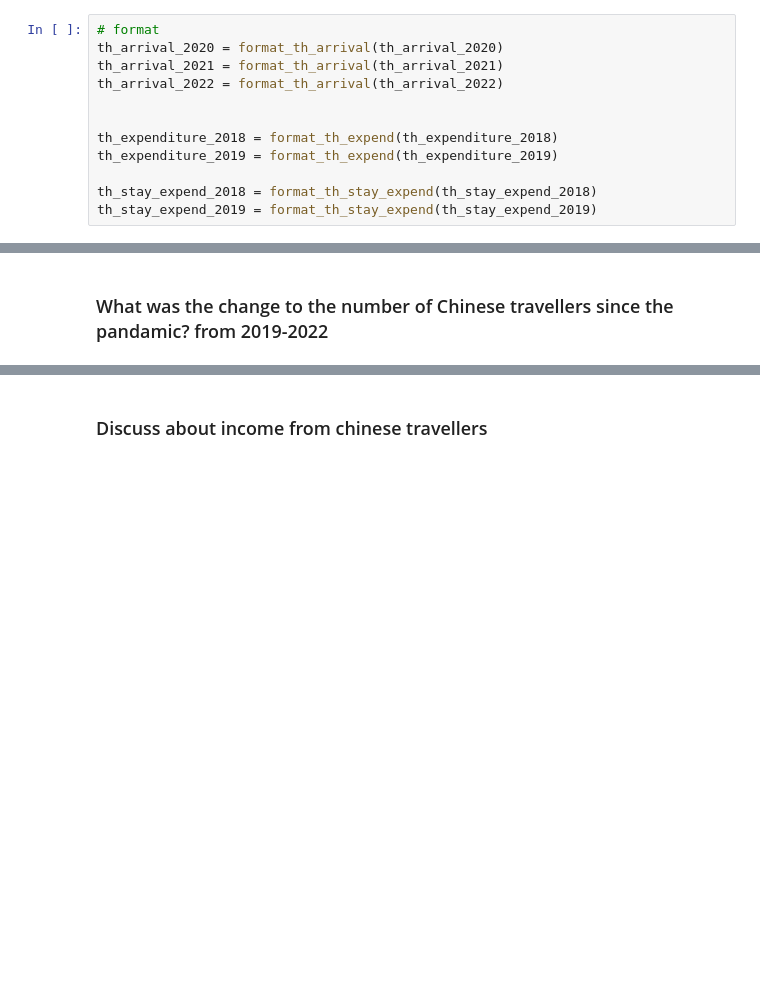
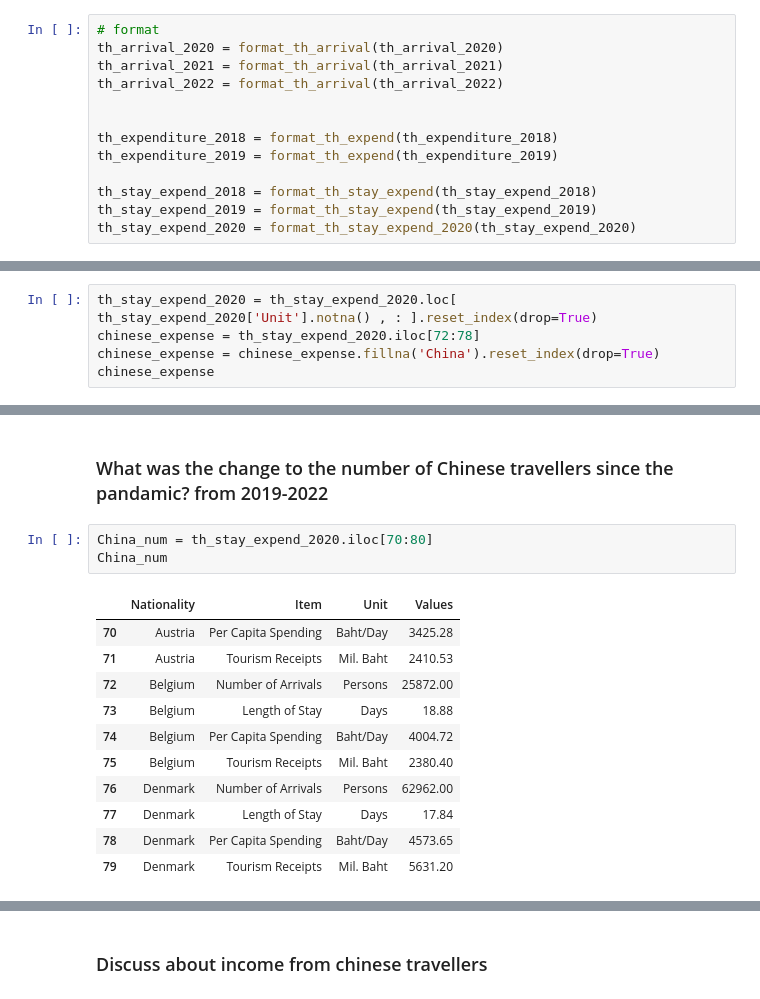
Before and after one commit to eatrabyo/dads-5001-mini-project, a Jupyter notebook: Analysis.ipynb, the cells around one changed output, grey strips where cells are left out. Cells and saved outputs as stored; diff of their text form; blank space fills up the shorter version.

```diff
--- a/Analysis.ipynb
+++ b/Analysis.ipynb
@@ -50,6 +44,7 @@ th_expenditure_2019 = format_th_expend(th_expenditure_2019)
 
 th_stay_expend_2018 = format_th_stay_expend(th_stay_expend_2018)
 th_stay_expend_2019 = format_th_stay_expend(th_stay_expend_2019)
+th_stay_expend_2020 = format_th_stay_expend_2020(th_stay_expend_2020)
 # %%
 # get value vars
 value_vars = th_expenditure_2018.columns.values.tolist()
@@ -142,0 +134,5 @@ FileNotFoundError: [Errno 2] No such file or directory: 'data_source/tourist_exp
+# %%
+th_stay_expend_2020 = th_stay_expend_2020.loc[ th_stay_expend_2020['Unit'].notna() , : ].reset_index(drop=True)
+chinese_expense = th_stay_expend_2020.iloc[72:78]
+chinese_expense = chinese_expense.fillna('China').reset_index(drop=True)
+chinese_expense
@@ -198,6 +202,21 @@ ax = plt.pie(east_asian['num_arrival'], labels=east_asian['Nationality'], autopc
 ## China
 # %% [markdown]
 ### What was the change to the number of Chinese travellers since the pandamic? from 2019-2022
+# %%
+China_num = th_stay_expend_2020.iloc[70:80]
+China_num
+# %% [output]
+|  | Nationality | Item | Unit | Values |
+| 70 | Austria | Per Capita Spending | Baht/Day | 3425.28 |
+| 71 | Austria | Tourism Receipts | Mil. Baht | 2410.53 |
+| 72 | Belgium | Number of Arrivals | Persons | 25872.00 |
+| 73 | Belgium | Length of Stay | Days | 18.88 |
+| 74 | Belgium | Per Capita Spending | Baht/Day | 4004.72 |
+| 75 | Belgium | Tourism Receipts | Mil. Baht | 2380.40 |
+| 76 | Denmark | Number of Arrivals | Persons | 62962.00 |
+| 77 | Denmark | Length of Stay | Days | 17.84 |
+| 78 | Denmark | Per Capita Spending | Baht/Day | 4573.65 |
+| 79 | Denmark | Tourism Receipts | Mil. Baht | 5631.20 |
 # %%
 China_num = percent_change[percent_change['Nationality'] == 'China'].reset_index()
 China_num_19_21 = China_num.iloc[0:4]
```
Also changed, not shown: parts of 12 cells of this notebook.
